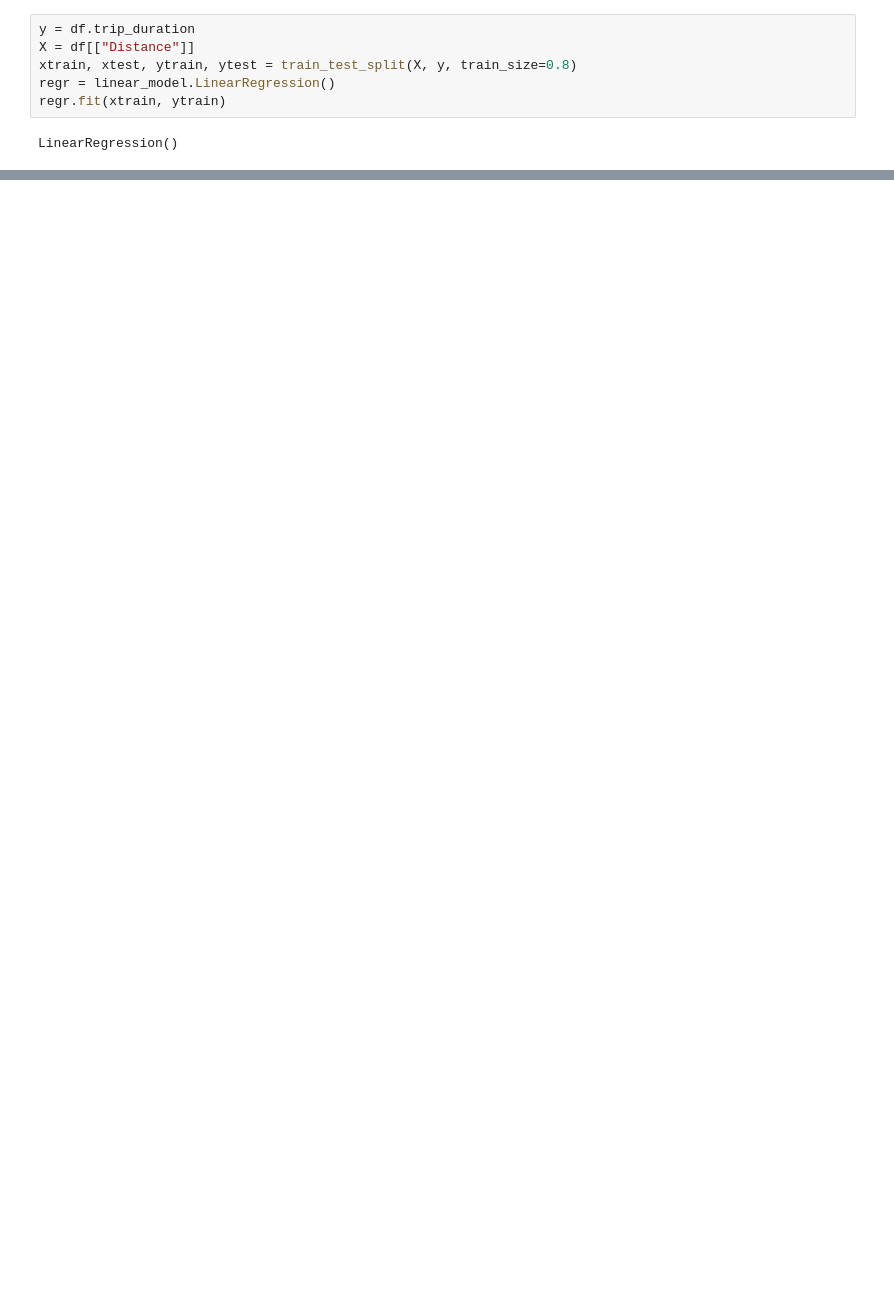
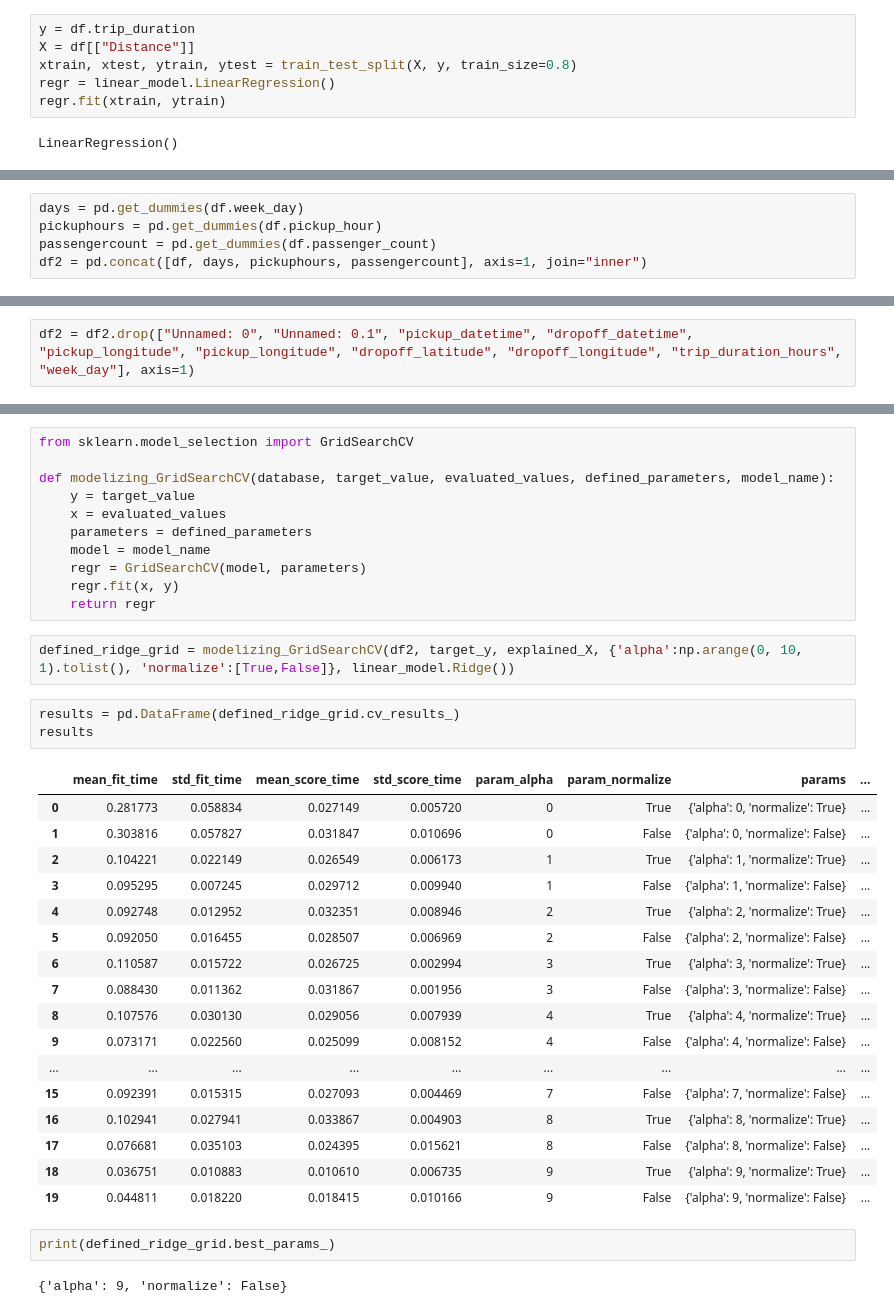
Before and after one commit to MrRachidK/Brief-7-Taxi-NYC, a Jupyter notebook: notebook/machine_learning.ipynb, the cells around one changed output, grey strips where cells are left out. Saved outputs shown, nothing was run; the diff lists cells and outputs as text; blank space fills up the shorter version.

Commit message:
GridSearchCV

```diff
--- a/notebook/machine_learning.ipynb
+++ b/notebook/machine_learning.ipynb
@@ -69,0 +97,5 @@ plt.show()
+# %%
+days = pd.get_dummies(df.week_day)
+pickuphours = pd.get_dummies(df.pickup_hour)
+passengercount = pd.get_dummies(df.passenger_count)
+df2 = pd.concat([df, days, pickuphours, passengercount], axis=1, join="inner")
@@ -69,0 +138,2 @@ plt.show()
+# %%
+df2 = df2.drop(["Unnamed: 0", "Unnamed: 0.1", "pickup_datetime", "dropoff_datetime", "pickup_longitude", "pickup_longitude", "dropoff_latitude", "dropoff_longitude", "trip_duration_hours", "week_day"], axis=1)
@@ -69,0 +214,38 @@ plt.show()
+# %%
+from sklearn.model_selection import GridSearchCV
+
+def modelizing_GridSearchCV(database, target_value, evaluated_values, defined_parameters, model_name):
+    y = target_value
+    x = evaluated_values
+    parameters = defined_parameters
+    model = model_name
+    regr = GridSearchCV(model, parameters)
+    regr.fit(x, y)
+    return regr
+# %%
+defined_ridge_grid = modelizing_GridSearchCV(df2, target_y, explained_X, {'alpha':np.arange(0, 10, 1).tolist(), 'normalize':[True,False]}, linear_model.Ridge())
+# %%
+results = pd.DataFrame(defined_ridge_grid.cv_results_)
+results
+# %% [output]
+|  | mean_fit_time | std_fit_time | mean_score_time | std_score_time | param_alpha | param_normalize | params | ... |
+| 0 | 0.281773 | 0.058834 | 0.027149 | 0.005720 | 0 | True | {'alpha': 0, 'normalize': True} | ... |
+| 1 | 0.303816 | 0.057827 | 0.031847 | 0.010696 | 0 | False | {'alpha': 0, 'normalize': False} | ... |
+| 2 | 0.104221 | 0.022149 | 0.026549 | 0.006173 | 1 | True | {'alpha': 1, 'normalize': True} | ... |
+| 3 | 0.095295 | 0.007245 | 0.029712 | 0.009940 | 1 | False | {'alpha': 1, 'normalize': False} | ... |
+| 4 | 0.092748 | 0.012952 | 0.032351 | 0.008946 | 2 | True | {'alpha': 2, 'normalize': True} | ... |
+| 5 | 0.092050 | 0.016455 | 0.028507 | 0.006969 | 2 | False | {'alpha': 2, 'normalize': False} | ... |
+| 6 | 0.110587 | 0.015722 | 0.026725 | 0.002994 | 3 | True | {'alpha': 3, 'normalize': True} | ... |
+| 7 | 0.088430 | 0.011362 | 0.031867 | 0.001956 | 3 | False | {'alpha': 3, 'normalize': False} | ... |
+| 8 | 0.107576 | 0.030130 | 0.029056 | 0.007939 | 4 | True | {'alpha': 4, 'normalize': True} | ... |
+| 9 | 0.073171 | 0.022560 | 0.025099 | 0.008152 | 4 | False | {'alpha': 4, 'normalize': False} | ... |
+| ... | ... | ... | ... | ... | ... | ... | ... | ... |
+| 15 | 0.092391 | 0.015315 | 0.027093 | 0.004469 | 7 | False | {'alpha': 7, 'normalize': False} | ... |
+| 16 | 0.102941 | 0.027941 | 0.033867 | 0.004903 | 8 | True | {'alpha': 8, 'normalize': True} | ... |
+| 17 | 0.076681 | 0.035103 | 0.024395 | 0.015621 | 8 | False | {'alpha': 8, 'normalize': False} | ... |
+| 18 | 0.036751 | 0.010883 | 0.010610 | 0.006735 | 9 | True | {'alpha': 9, 'normalize': True} | ... |
+| 19 | 0.044811 | 0.018220 | 0.018415 | 0.010166 | 9 | False | {'alpha': 9, 'normalize': False} | ... |
+# %%
+print(defined_ridge_grid.best_params_)
+# %% [output]
+{'alpha': 9, 'normalize': False}
```
Also changed, not shown: parts of 15 cells of this notebook.
